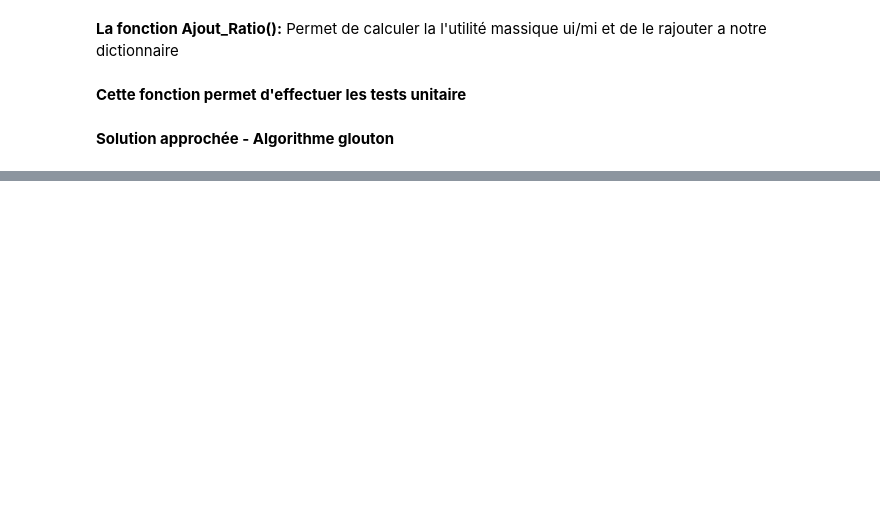
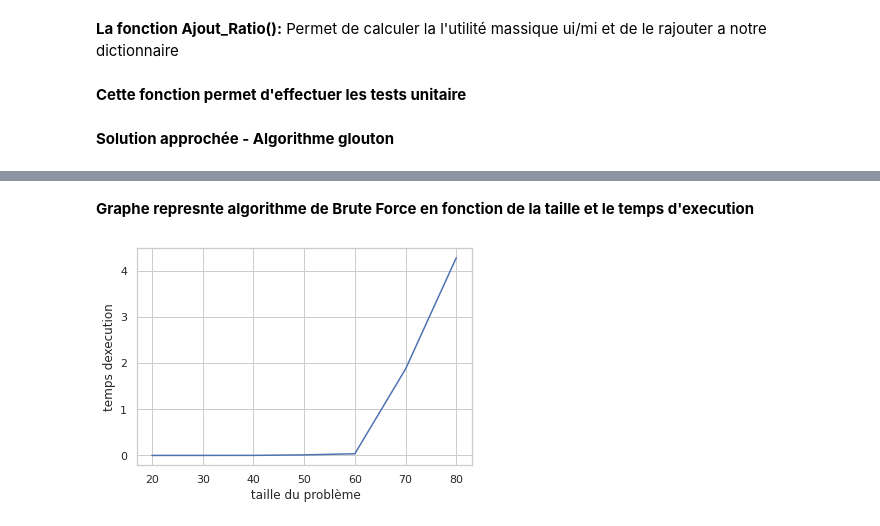
Before and after one commit to tafataghiles/Probl-me-du-sac-dos-, a Jupyter notebook: ProblmeDuSacADos7.ipynb, the cells around one changed output, grey strips where cells are left out. Saved outputs shown, nothing was run; the diff lists cells and outputs as text; code cells hidden in the pictures; blank space fills up the shorter version.

```diff
--- a/ProblmeDuSacADos7.ipynb
+++ b/ProblmeDuSacADos7.ipynb
@@ -25,0 +31,3 @@ def GenererDic(n):
+# %%
+for i in range (4):
+  print(eval(k[i]["masse"]))
@@ -90,0 +176,17 @@ X,Y=ListXY(10)
+# %%
+def ListXYB(n,k):
+
+  x=[]
+  y=[]
+  for i in range (n):
+
+    liste_objets=(GenererDic(k))
+    start_time = time.time()
+    #sacADos_naif(k, liste_objets)
+    sacADos_force_brute(k,liste_objets)
+    end_time=time.time()
+    k=k+10
+    y.append(end_time-start_time)
+    x.append(k)
+    #print("Brute Force *****",end_time-start_time)
+  return x,y
@@ -111,0 +230,10 @@ AfficherGraphe(100)
+# %% [markdown]
+**Graphe represnte algorithme de Brute Force  en fonction de la taille et le temps d'execution**
+# %%
+Nombre_it=7
+# Taille de la liste au début
+T_Liste=10
+bx,by=ListXYB(Nombre_it,T_Liste)
+Graphe(bx,by)
+# %% [output]
+[figure, added]
```
Also changed, not shown: parts of 28 cells of this notebook.
